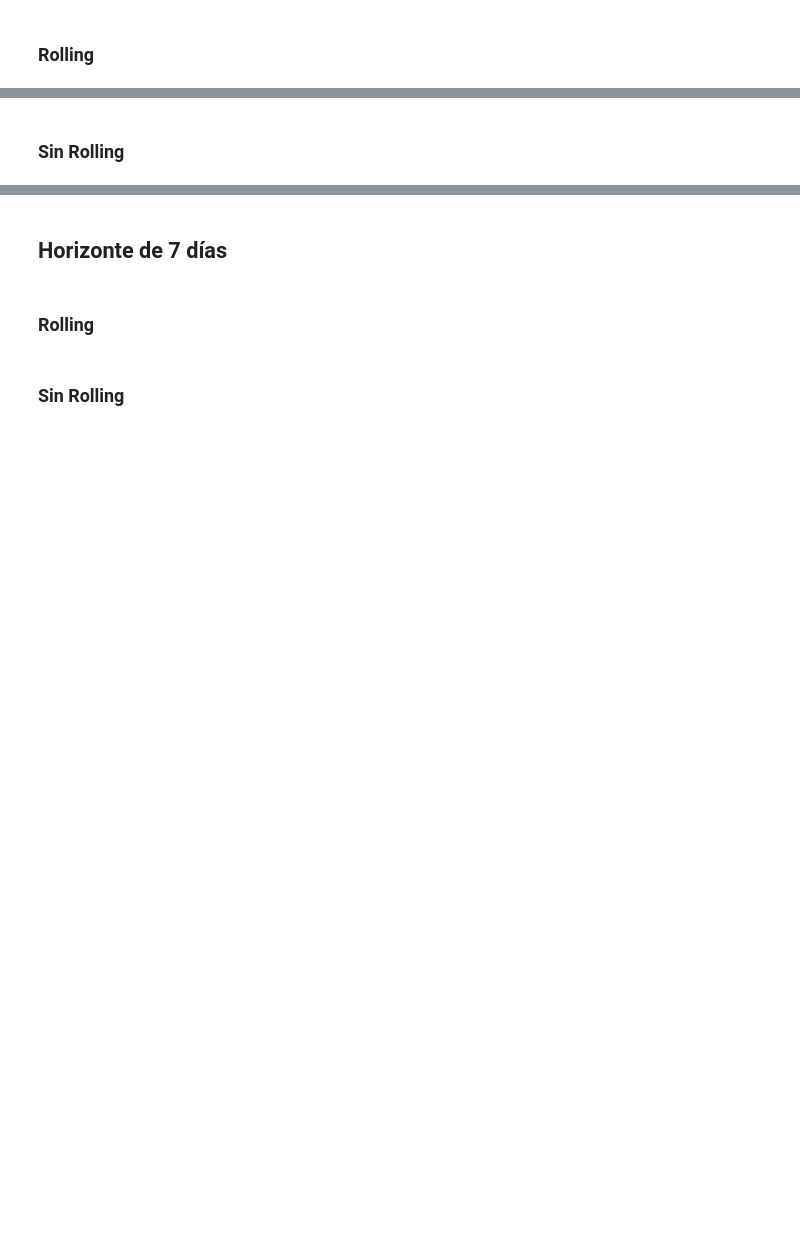
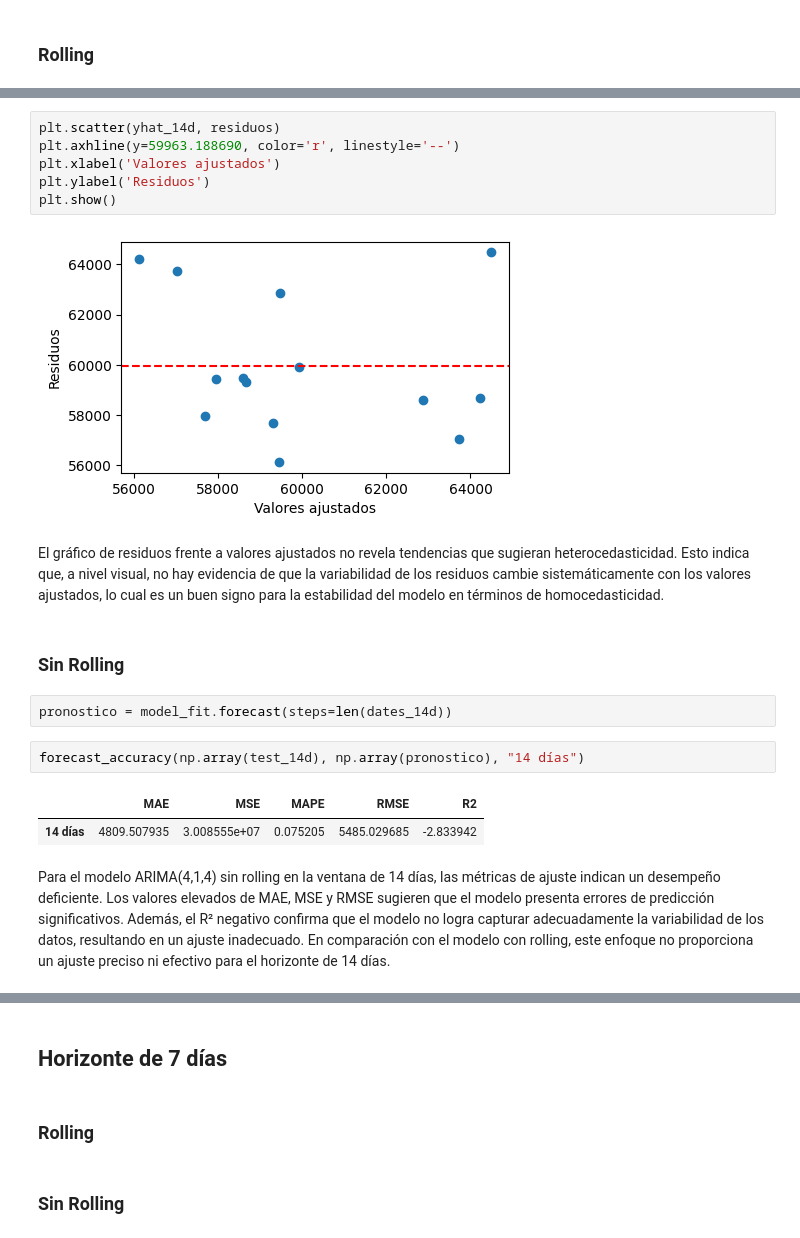
Before and after one commit to cjarango/DataViz, a Jupyter notebook: Act_1_JM.ipynb, the cells around one changed output, grey strips where cells are left out. Drawn from its saved outputs; the diff is of its cells as text; blank space fills up the shorter version.

```diff
--- a/Act_1_JM.ipynb
+++ b/Act_1_JM.ipynb
@@ -1927,2 +2050,21 @@ Para el modelo ARIMA(4,1,4) en la ventana de 21 días, el enfoque con rolling mu
+# %%
+plt.scatter(yhat_14d, residuos)
+plt.axhline(y=59963.188690, color='r', linestyle='--')
+plt.xlabel('Valores ajustados')
+plt.ylabel('Residuos')
+plt.show()
+# %% [output]
+[figure, added]
+# %% [markdown]
+El gráfico de residuos frente a valores ajustados no revela tendencias que sugieran heterocedasticidad. Esto indica que, a nivel visual, no hay evidencia de que la variabilidad de los residuos cambie sistemáticamente con los valores ajustados, lo cual es un buen signo para la estabilidad del modelo en términos de homocedasticidad.
 # %% [markdown]
 ### Sin Rolling
+# %%
+pronostico = model_fit.forecast(steps=len(dates_14d))
+# %%
+forecast_accuracy(np.array(test_14d), np.array(pronostico), "14 días")
+# %% [output]
+|  | MAE | MSE | MAPE | RMSE | R2 |
+| 14 días | 4809.507935 | 3.008555e+07 | 0.075205 | 5485.029685 | -2.833942 |
+# %% [markdown]
+Para el modelo ARIMA(4,1,4) sin rolling en la ventana de 14 días, las métricas de ajuste indican un desempeño deficiente. Los valores elevados de MAE, MSE y RMSE sugieren que el modelo presenta errores de predicción significativos. Además, el R² negativo confirma que el modelo no logra capturar adecuadamente la variabilidad de los datos, resultando en un ajuste inadecuado. En comparación con el modelo con rolling, este enfoque no proporciona un ajuste preciso ni efectivo para el horizonte de 14 días.
```
Also changed, not shown: parts of 27 cells of this notebook.
